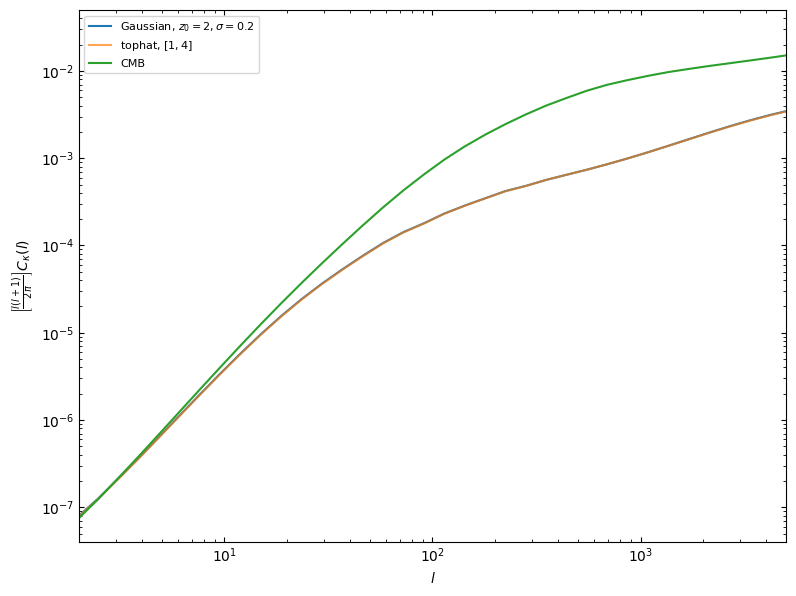
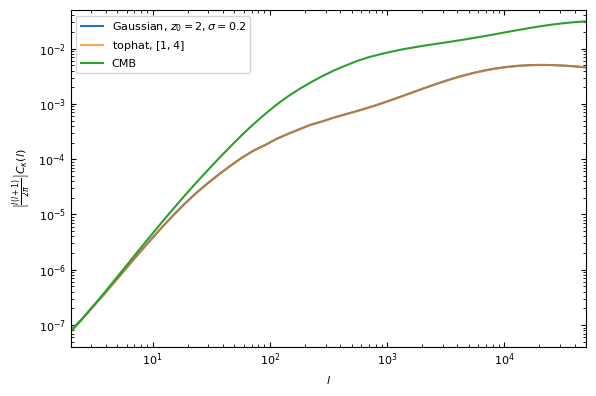
The change to this notebook cell's code, shown as a diff; its figure went from the first image to the second:
--- before
+++ after
@@ -1,3 +1,3 @@
-fig,ax = plt.subplots(figsize=(8,6))
+fig,ax = plt.subplots(figsize=(6,4))
 font = {'size'   : 8}
 
@@ -13,5 +13,5 @@
 ax.legend()
 ax.set_ylim(4 * 10**-8, 5 * 10**-2)
-ax.set_xlim(2, 5*10**3)
+ax.set_xlim(2, 5*10**4)
 ax.tick_params(which='major', right=True, top=True, labeltop=False, bottom=True, labelbottom=True, direction="in")
 ax.tick_params(which='minor', right=True, top=True, labeltop=False, bottom=True, labelbottom=True, direction="in")

Commit: minor chagnes